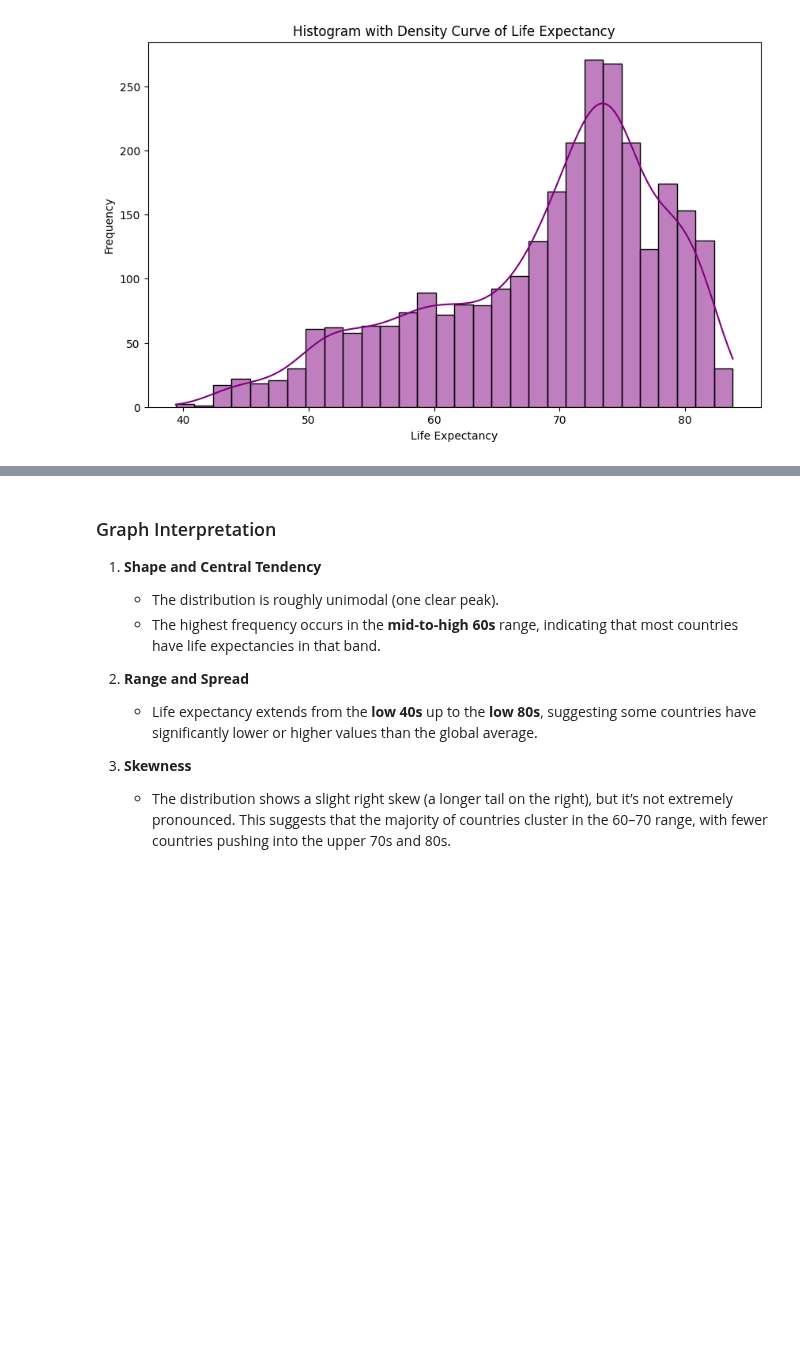
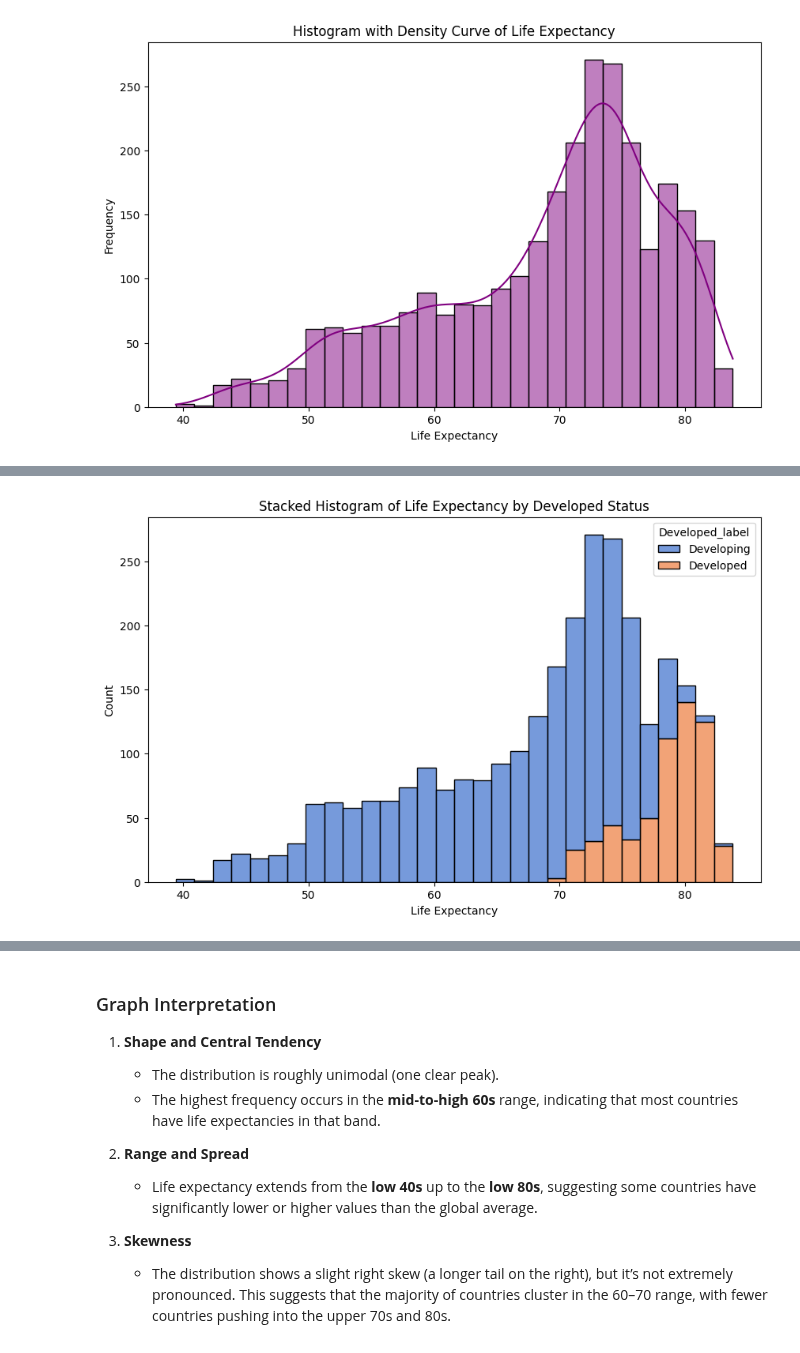
Before and after one commit to johnpospisil/who-life-expectancy-predictor, a Jupyter notebook: who-life-expectancy-prediction.ipynb, the cells around one changed output, grey strips where cells are left out. Saved outputs shown, nothing was run; the diff lists cells and outputs as text; code cells hidden in the pictures; blank space fills up the shorter version.

```diff
--- a/who-life-expectancy-prediction.ipynb
+++ b/who-life-expectancy-prediction.ipynb
@@ -247,0 +214,21 @@ plt.show()
+# %%
+# Map the binary Developed column to descriptive labels
+df['Developed_label'] = df['Developed'].map({0: 'Developing', 1: 'Developed'})
+
+plt.figure(figsize=(10, 6))
+sns.histplot(
+    data=df,
+    x="Life_expectancy",
+    hue="Developed_label",
+    bins=30,
+    palette="muted",
+    multiple="stack",   # Stack the bars instead of dodging them
+    stat="count"        # Show the total count for each bin
+)
+plt.title("Stacked Histogram of Life Expectancy by Developed Status")
+plt.xlabel("Life Expectancy")
+plt.ylabel("Count")
+plt.savefig('Stacked_Hist_of_Life_exp_by_Developed.png', dpi=300)
+plt.show()
+# %% [output]
+[figure, added]
```
Also changed, not shown: parts of 20 cells of this notebook.
